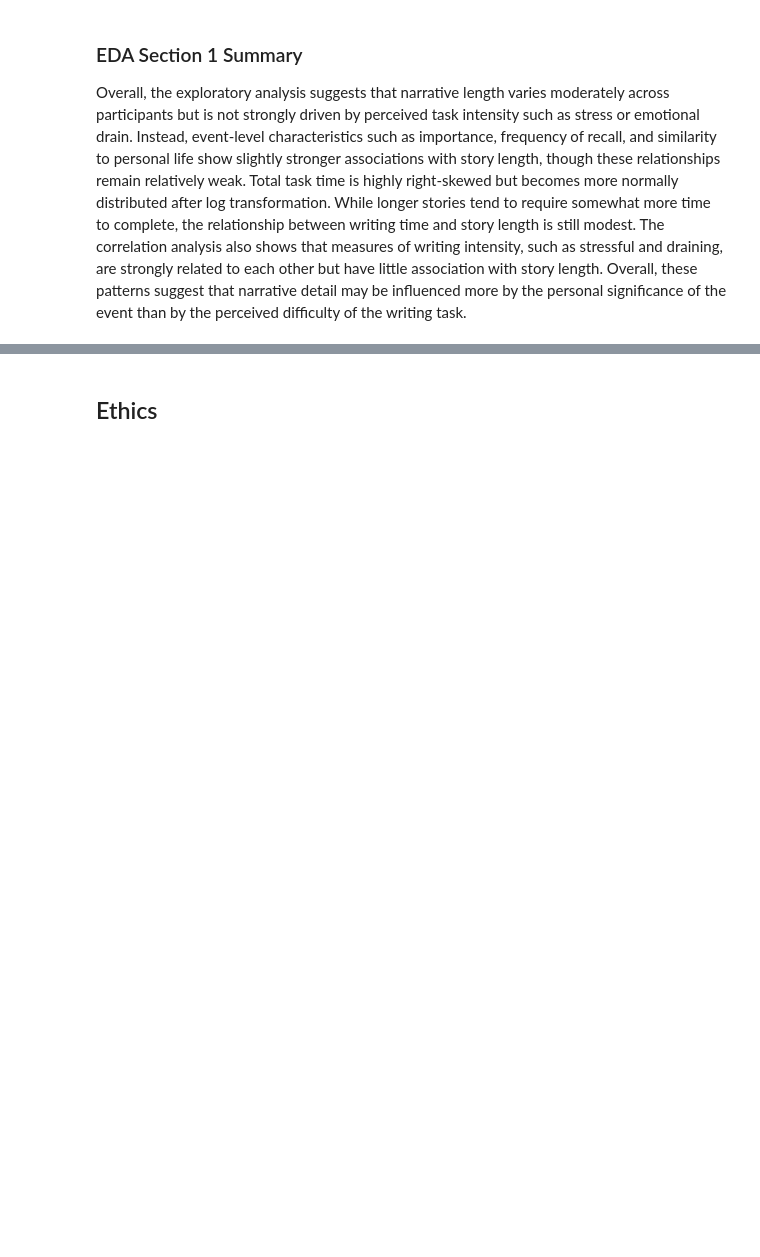
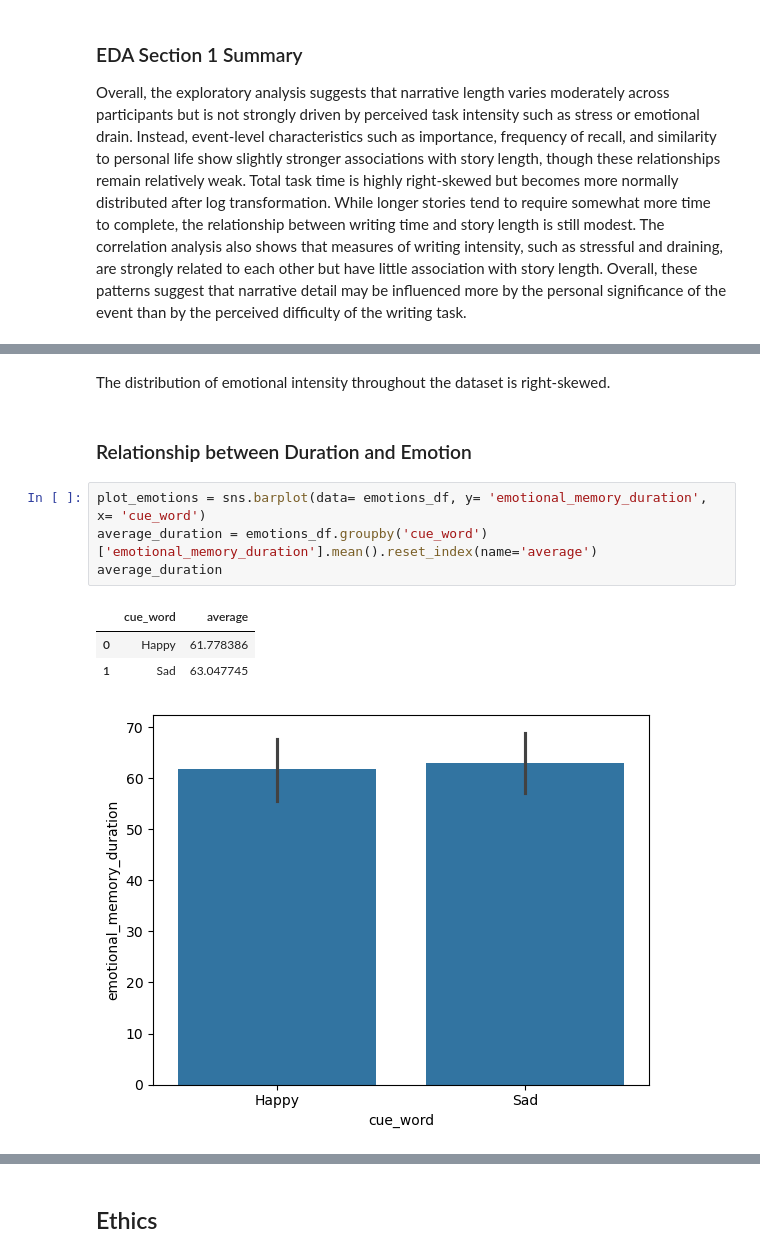
Before and after one commit to emw017/Group125_WI26, a Jupyter notebook: 02-EDACheckpoint.ipynb, the cells around one changed output, grey strips where cells are left out. Drawn from its saved outputs; the diff is of its cells as text; blank space fills up the shorter version.

```diff
--- a/02-EDACheckpoint.ipynb
+++ b/02-EDACheckpoint.ipynb
@@ -784,0 +850,13 @@ Some more words and stuff.  Remember notebooks work best if you interleave the c
+# %% [markdown]
+The distribution of emotional intensity throughout the dataset is right-skewed.
+# %% [markdown]
+### Relationship between Duration and Emotion
+# %%
+plot_emotions = sns.barplot(data= emotions_df, y= 'emotional_memory_duration', x= 'cue_word')
+average_duration = emotions_df.groupby('cue_word')['emotional_memory_duration'].mean().reset_index(name='average')
+average_duration
+# %% [output]
+|  | cue_word | average |
+| 0 | Happy | 61.778386 |
+| 1 | Sad | 63.047745 |
+[figure, added]
```
Also changed, not shown: parts of 19 cells of this notebook.
